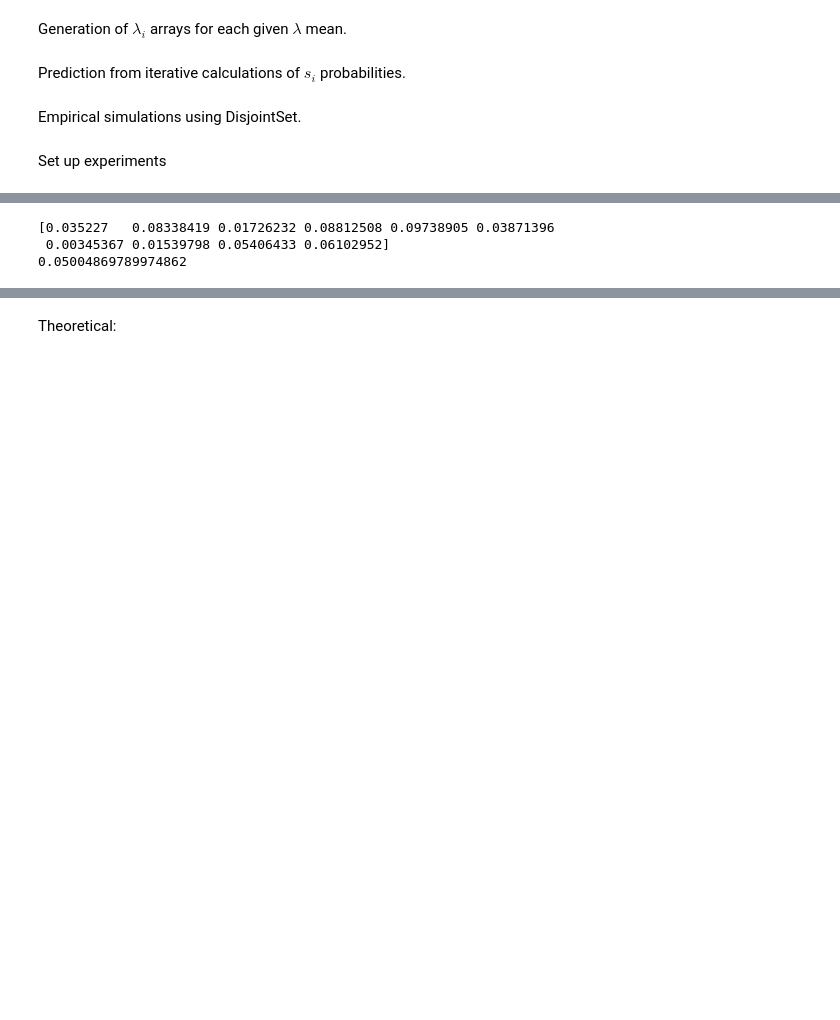
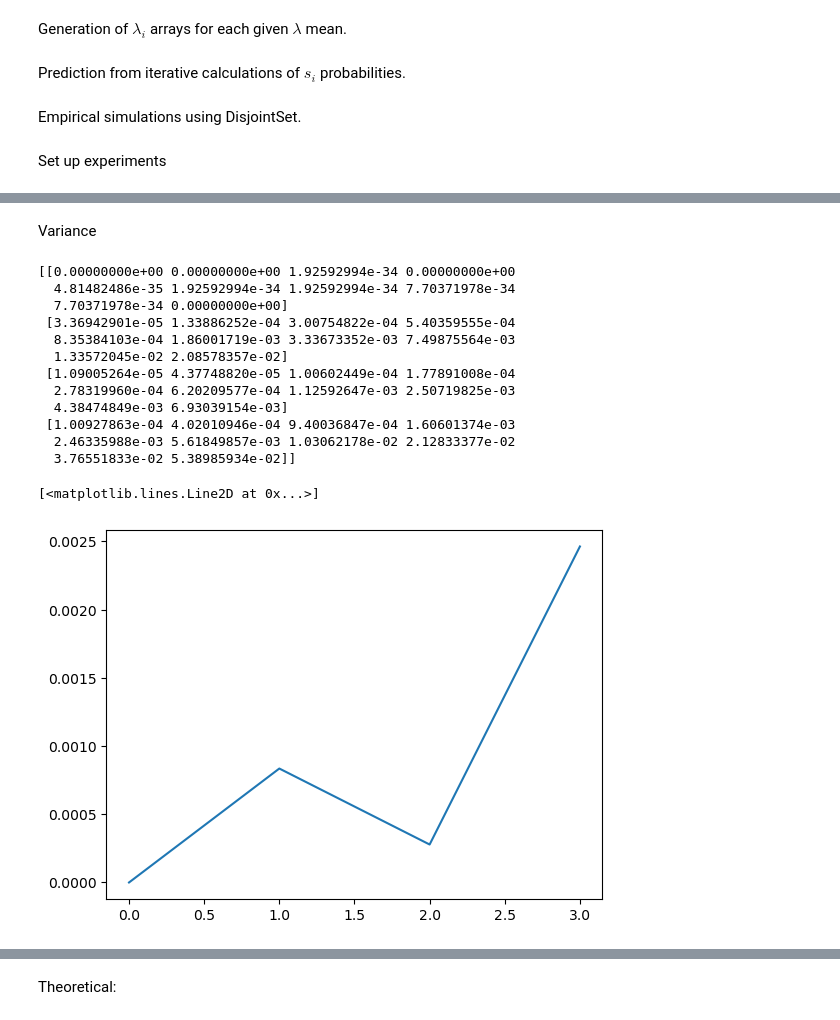
Before and after one commit to SunnyRT/SF5_network_analysis, a Jupyter notebook: experiments.ipynb, the cells around one changed output, grey strips where cells are left out. Cells and saved outputs as stored; diff of their text form; code cells hidden in the pictures; blank space fills up the shorter version.

```diff
--- a/experiments.ipynb
+++ b/experiments.ipynb
@@ -124,7 +124,21 @@ print(lambda_means_actual)
-# %%
-print(lambda_mats[1, 4, :10])
-print(np.mean(lambda_mats[1, 4, :]))
-# %% [output]
-[0.035227   0.08338419 0.01726232 0.08812508 0.09738905 0.03871396
- 0.00345367 0.01539798 0.05406433 0.06102952]
-0.05004869789974862
+# %% [markdown]
+Variance
+# %%
+lambda_var = np.var(lambda_mats, axis=2)
+print(lambda_var)
+plt.plot(lambda_var[:,4])
+# %% [output]
+[[0.00000000e+00 0.00000000e+00 1.92592994e-34 0.00000000e+00
+  4.81482486e-35 1.92592994e-34 1.92592994e-34 7.70371978e-34
+  7.70371978e-34 0.00000000e+00]
+ [3.36942901e-05 1.33886252e-04 3.00754822e-04 5.40359555e-04
+  8.35384103e-04 1.86001719e-03 3.33673352e-03 7.49875564e-03
+  1.33572045e-02 2.08578357e-02]
+ [1.09005264e-05 4.37748820e-05 1.00602449e-04 1.77891008e-04
+  2.78319960e-04 6.20209577e-04 1.12592647e-03 2.50719825e-03
+  4.38474849e-03 6.93039154e-03]
+ [1.00927863e-04 4.02010946e-04 9.40036847e-04 1.60601374e-03
+  2.46335988e-03 5.61849857e-03 1.03062178e-02 2.12833377e-02
+  3.76551833e-02 5.38985934e-02]]
+[<matplotlib.lines.Line2D at 0x...>]
+[figure, added]
```
Also changed, not shown: parts of 15 cells of this notebook.
